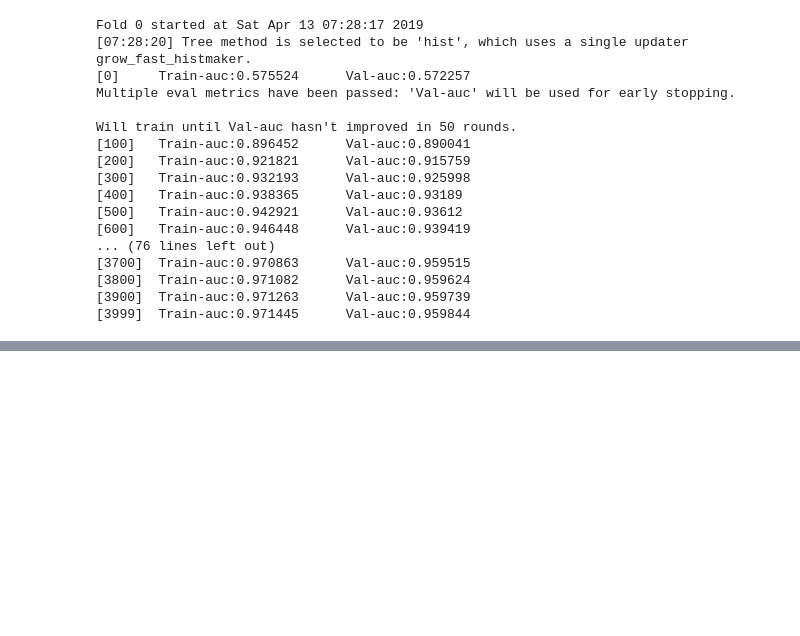
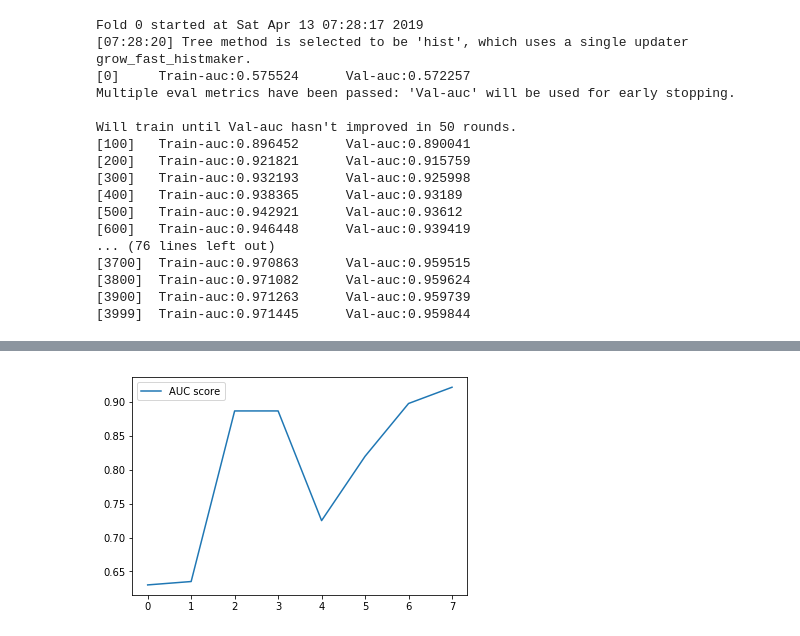
Before and after one commit to mancunian1792/DS5220, a Jupyter notebook: DS5220_project_ajeya.ipynb, the cells around one changed output, grey strips where cells are left out. Cells and saved outputs as stored; diff of their text form; code cells hidden in the pictures; blank space fills up the shorter version.

```diff
--- a/DS5220_project_ajeya.ipynb
+++ b/DS5220_project_ajeya.ipynb
@@ -479,0 +499,15 @@ Will train until Val-auc hasn't improved in 50 rounds.
+# %%
+import pandas as pd
+
+# initialize list of lists
+data = [['Logistic Regression', 0.63], ['LDA', 0.635], ['Naive Bayes', 0.887],['Ensemble method (GNB)', 0.887],
+        ['Neural Network', 0.725], ['Ada Boost', 0.82],['XGBoost', 0.898], ['LGBM', 0.922]]
+
+# Create the pandas DataFrame
+df = pd.DataFrame(data, columns = ['Machine learning methods', 'AUC score'])
+
+# print dataframe.
+df.plot.line()
+plt.show()
+# %% [output]
+[figure, added]
```
Also changed, not shown: parts of 7 cells of this notebook, 1 other file.
